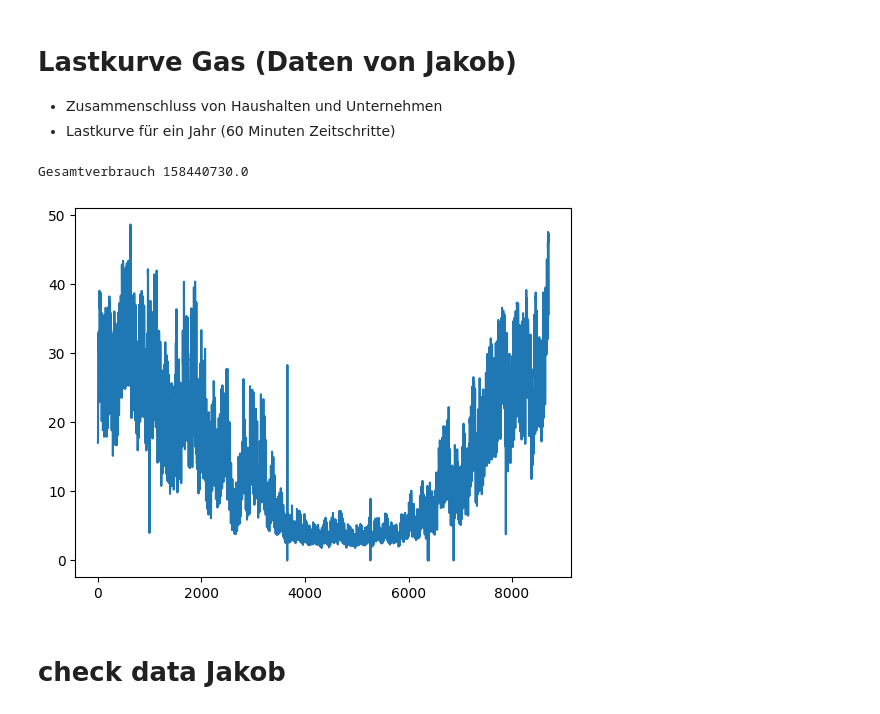
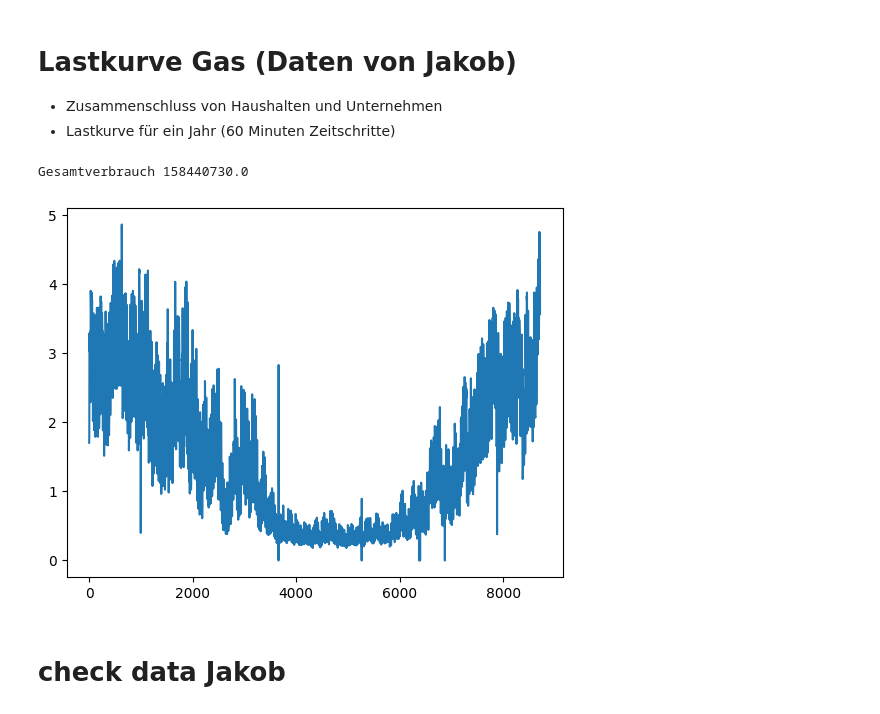
Before and after one commit to DominikBurkert/Microgrid_EnergyLab, a Jupyter notebook: notebooks/data_import.ipynb, the cells around one changed output. Drawn from its saved outputs; the diff is of its cells as text; code cells hidden in the pictures.

```diff
--- a/notebooks/data_import.ipynb
+++ b/notebooks/data_import.ipynb
@@ -14,24 +14,24 @@ import pandas as pd
 # %%
 import pickle
 with open('../data/example_data/Gas_grid.pkl', 'rb') as f:
     gas_load = pickle.load(f)
 
 gas_load = pd.DataFrame(gas_load)
 #gas_load['value'].plot()
 
 print('Gesamtverbrauch', gas_load['value'].sum())
-#Gesamtverbrauch besteht aus verschiedenen Unternehmen und Haushalten
+#Gesamtverbrauch besteht aus verschiedenen kleinen Unternehmen (z.B. Bäcker) und Haushalten
 #runterskalieren auf 1 Haushalt bzw. kleines Unternehmen (ca. 13.000 kwH pro Jahr)
 gesamtlast_gas = gas_load['value'].sum()
-gesamtlast_haushalt_gas = 13000*10 #13.000 kWh pro Jahr an Verbrauch
+gesamtlast_haushalt_gas = 13000 #13.000 kWh pro Jahr an Verbrauch
 gas_load['HaushaltLastGas'] = gas_load['value'] / gesamtlast_gas * gesamtlast_haushalt_gas
 gas_load['HaushaltLastGas'].plot()
 
 #save data as csv
 gas_load['HaushaltLastGas'].to_csv("../data/LastprofilHaushaltGas.csv",index=False, header=False)
 # %% [output]
 Gesamtverbrauch 158440730.0
-[figure, old version]
+[figure, new version]
 # %% [markdown]
 # check data Jakob
 # %%
```
Also changed, not shown: parts of 9 cells of this notebook, 13 other files.
